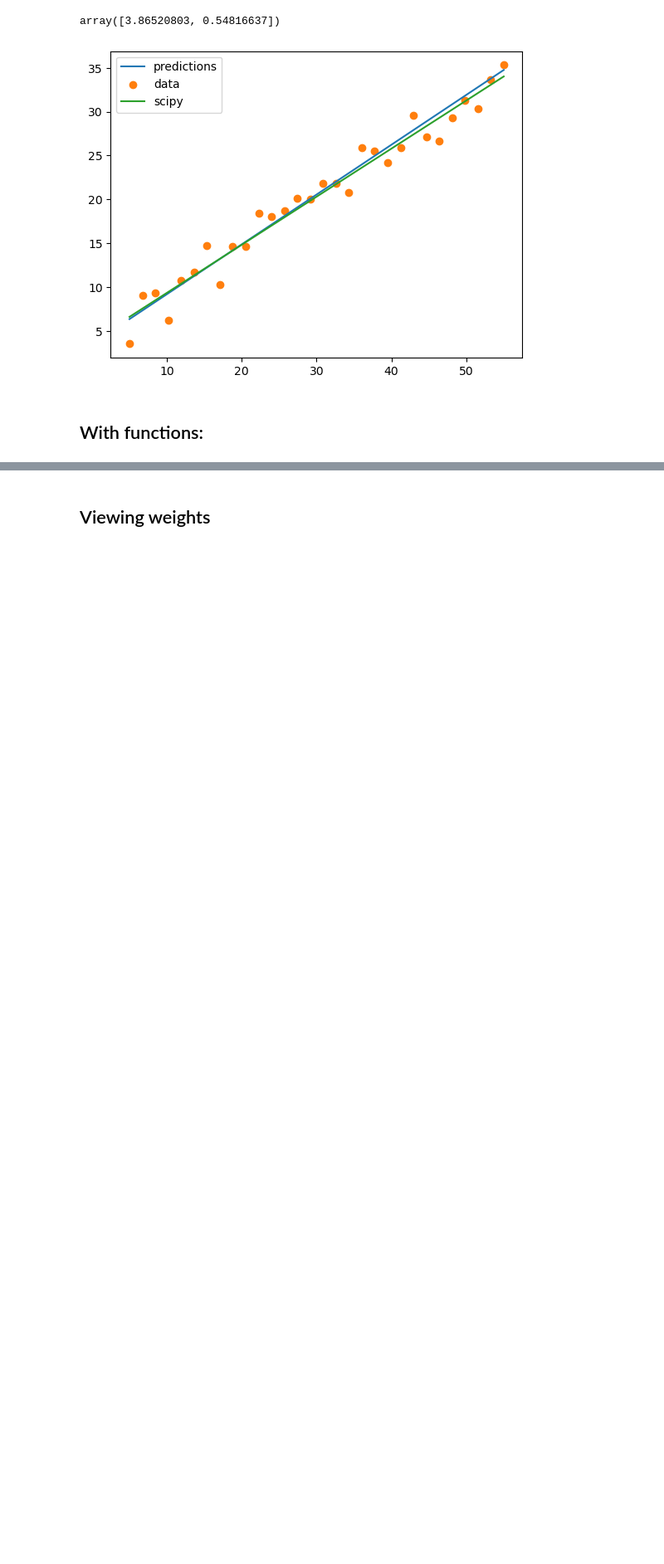
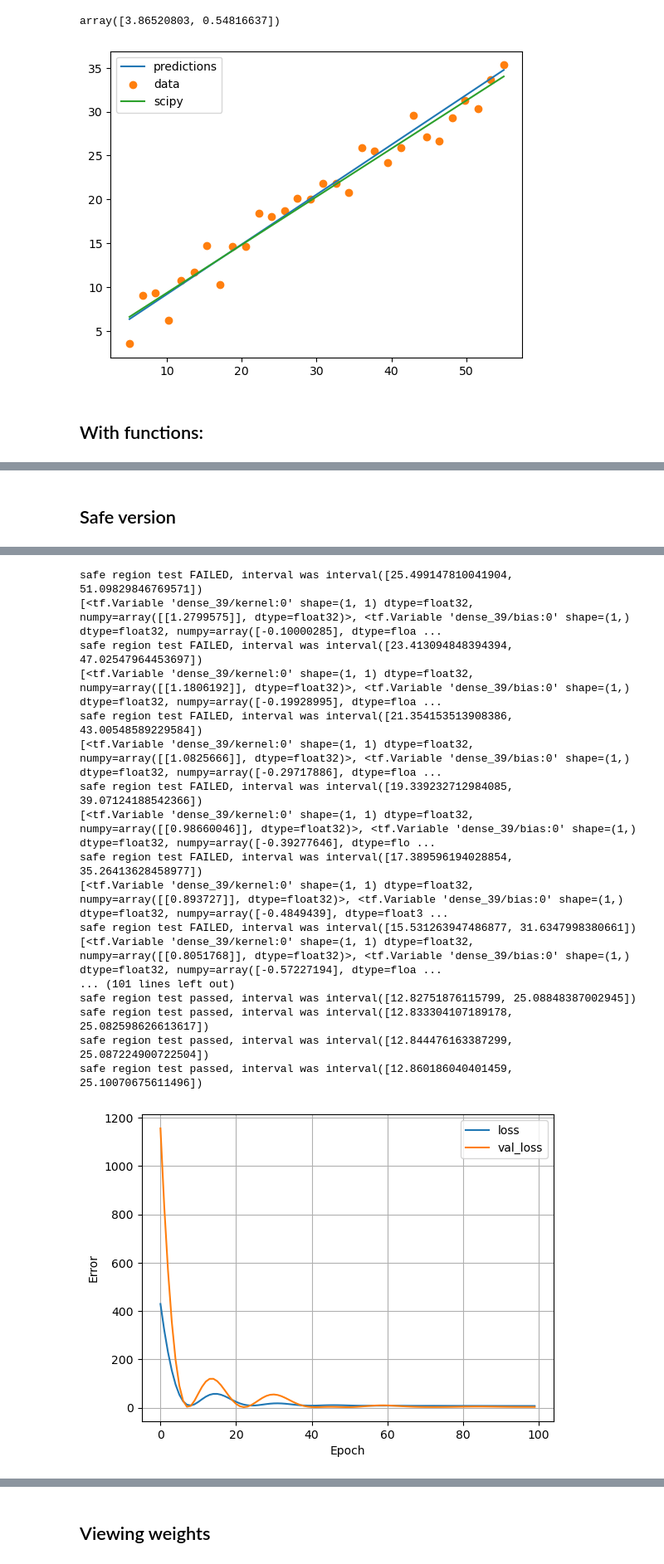
Before and after one commit to nskh/safe-training, a Jupyter notebook: tf test.ipynb, the cells around one changed output, grey strips where cells are left out. Shown: that part at 83% size. Drawn from its saved outputs; the diff is of its cells as text; code cells hidden in the pictures; blank space fills up the shorter version.

```diff
--- a/tf test.ipynb
+++ b/tf test.ipynb
@@ -253,0 +254,6 @@ output_interval[0][0].sup
+# %% [markdown]
+## Safe version
+# %%
+model, history = train_safe_single_node_nn(x, y)
+plot_loss(history)
+# %% [output]
@@ -253,0 +262,18 @@ output_interval[0][0].sup
+safe region test FAILED, interval was interval([25.499147810041904, 51.09829846769571])
+[<tf.Variable 'dense_39/kernel:0' shape=(1, 1) dtype=float32, numpy=array([[1.2799575]], dtype=float32)>, <tf.Variable 'dense_39/bias:0' shape=(1,) dtype=float32, numpy=array([-0.10000285], dtype=floa ...
+safe region test FAILED, interval was interval([23.413094848394394, 47.02547964453697])
+[<tf.Variable 'dense_39/kernel:0' shape=(1, 1) dtype=float32, numpy=array([[1.1806192]], dtype=float32)>, <tf.Variable 'dense_39/bias:0' shape=(1,) dtype=float32, numpy=array([-0.19928995], dtype=floa ...
+safe region test FAILED, interval was interval([21.354153513908386, 43.00548589229584])
+[<tf.Variable 'dense_39/kernel:0' shape=(1, 1) dtype=float32, numpy=array([[1.0825666]], dtype=float32)>, <tf.Variable 'dense_39/bias:0' shape=(1,) dtype=float32, numpy=array([-0.29717886], dtype=floa ...
+safe region test FAILED, interval was interval([19.339232712984085, 39.07124188542366])
+[<tf.Variable 'dense_39/kernel:0' shape=(1, 1) dtype=float32, numpy=array([[0.98660046]], dtype=float32)>, <tf.Variable 'dense_39/bias:0' shape=(1,) dtype=float32, numpy=array([-0.39277646], dtype=flo ...
+safe region test FAILED, interval was interval([17.389596194028854, 35.26413628458977])
+[<tf.Variable 'dense_39/kernel:0' shape=(1, 1) dtype=float32, numpy=array([[0.893727]], dtype=float32)>, <tf.Variable 'dense_39/bias:0' shape=(1,) dtype=float32, numpy=array([-0.4849439], dtype=float3 ...
+safe region test FAILED, interval was interval([15.531263947486877, 31.6347998380661])
+[<tf.Variable 'dense_39/kernel:0' shape=(1, 1) dtype=float32, numpy=array([[0.8051768]], dtype=float32)>, <tf.Variable 'dense_39/bias:0' shape=(1,) dtype=float32, numpy=array([-0.57227194], dtype=floa ...
+... (101 lines left out)
+safe region test passed, interval was interval([12.82751876115799, 25.08848387002945])
+safe region test passed, interval was interval([12.833304107189178, 25.082598626613617])
+safe region test passed, interval was interval([12.844476163387299, 25.087224900722504])
+safe region test passed, interval was interval([12.860186040401459, 25.10070675611496])
+[figure, added]
```
Also changed, not shown: parts of 32 cells of this notebook, 4 other files.
